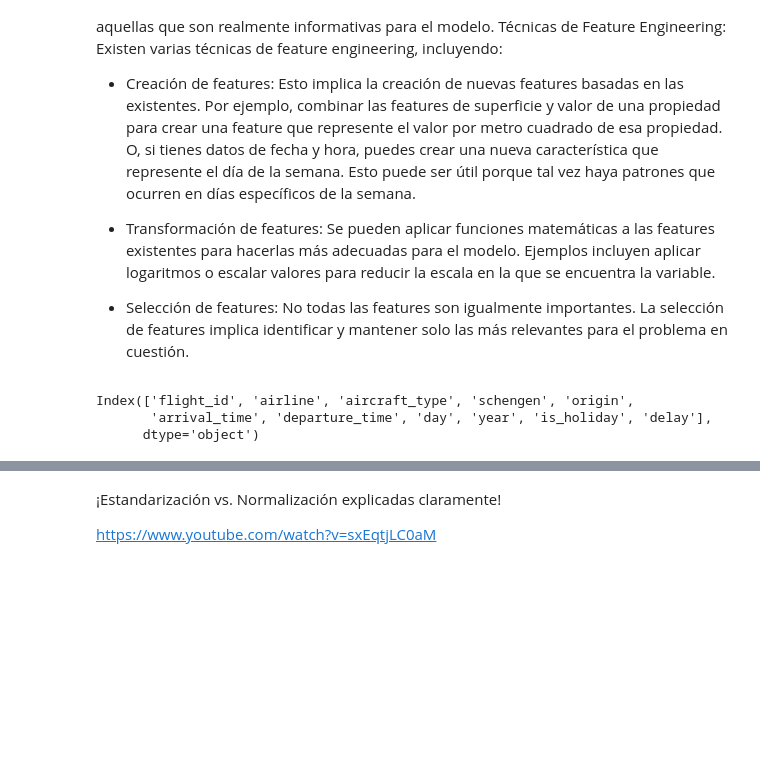
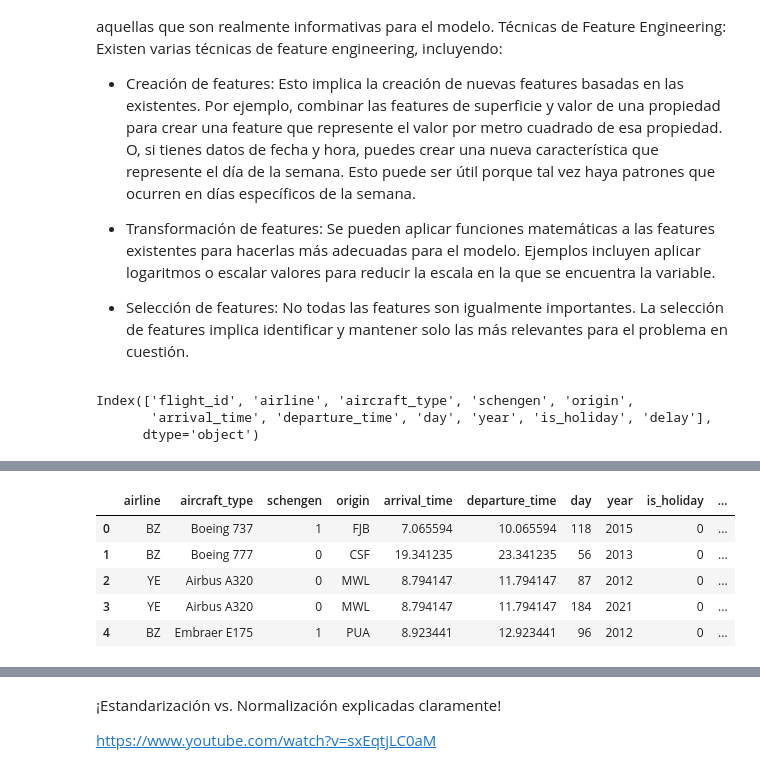
Before and after one commit to JCSR2022/Alura_Data_Science, a Jupyter notebook: Flight_Delay_Prediction_Project/Optimizacion_aeroportuaria.ipynb, the cells around one changed output, grey strips where cells are left out. Saved outputs shown, nothing was run; the diff lists cells and outputs as text; code cells hidden in the pictures; blank space fills up the shorter version.

```diff
--- a/Flight_Delay_Prediction_Project/Optimizacion_aeroportuaria.ipynb
+++ b/Flight_Delay_Prediction_Project/Optimizacion_aeroportuaria.ipynb
@@ -556,0 +648,11 @@ datos.sample(5)
+# %%
+instance = FlightFeatureEngineering()
+modif_x = instance.transform(X_train)
+modif_x.head()
+# %% [output]
+|  | airline | aircraft_type | schengen | origin | arrival_time | departure_time | day | year | is_holiday | ... |
+| 0 | BZ | Boeing 737 | 1 | FJB | 7.065594 | 10.065594 | 118 | 2015 | 0 | ... |
+| 1 | BZ | Boeing 777 | 0 | CSF | 19.341235 | 23.341235 | 56 | 2013 | 0 | ... |
+| 2 | YE | Airbus A320 | 0 | MWL | 8.794147 | 11.794147 | 87 | 2012 | 0 | ... |
+| 3 | YE | Airbus A320 | 0 | MWL | 8.794147 | 11.794147 | 184 | 2021 | 0 | ... |
+| 4 | BZ | Embraer E175 | 1 | PUA | 8.923441 | 12.923441 | 96 | 2012 | 0 | ... |
```
Also changed, not shown: parts of 12 cells of this notebook.
